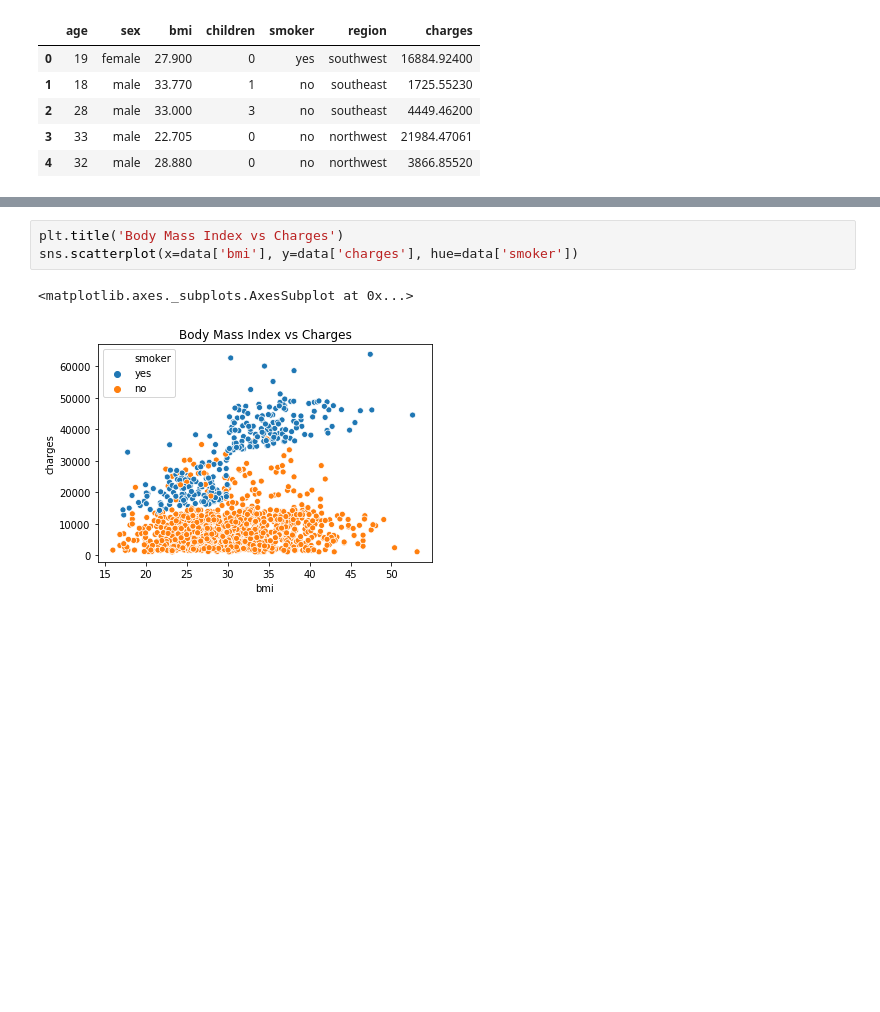
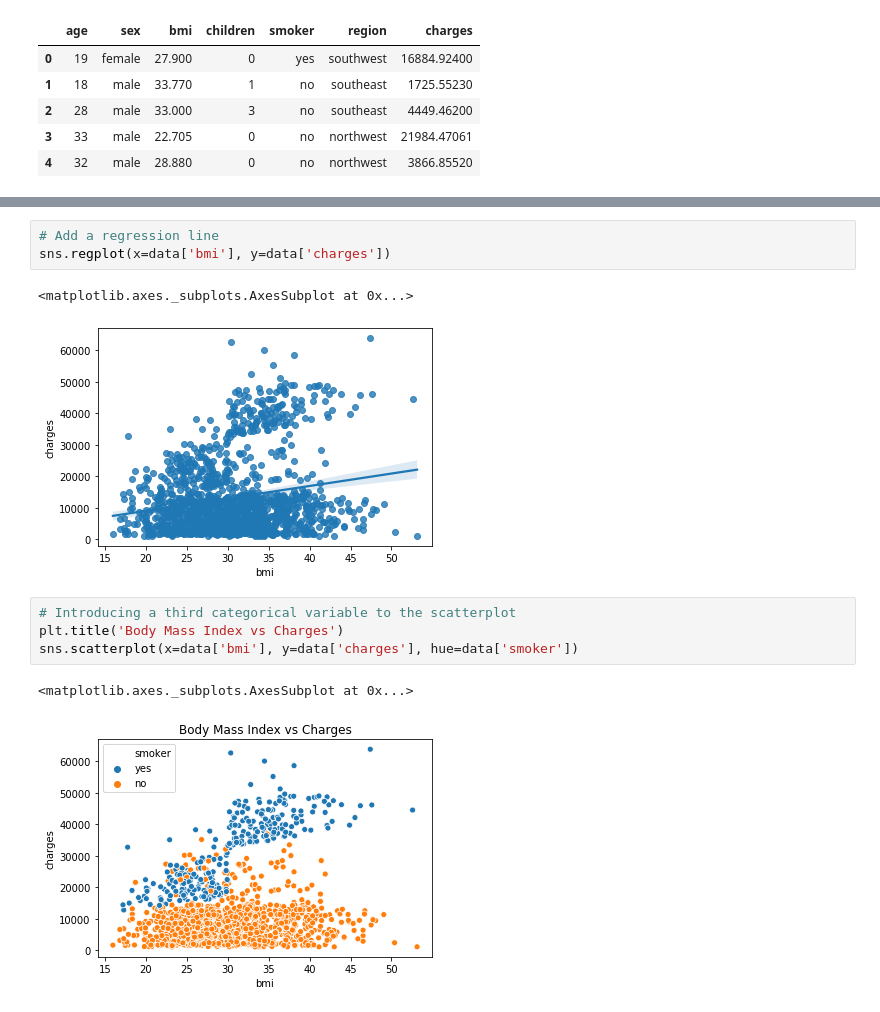
Before and after one commit to georgek2/Data_Visualization, a Jupyter notebook: Basics.ipynb, the cells around one changed output, grey strips where cells are left out. Drawn from its saved outputs; the diff is of its cells as text; blank space fills up the shorter version.

```diff
--- a/Basics.ipynb
+++ b/Basics.ipynb
@@ -21,4 +27,11 @@ data.head()
+# %%
+# Add a regression line
+sns.regplot(x=data['bmi'], y=data['charges'])
+# %% [output]
+<matplotlib.axes._subplots.AxesSubplot at 0x...>
+[figure, added]
 # %%
+# Introducing a third categorical variable to the scatterplot
 plt.title('Body Mass Index vs Charges')
 sns.scatterplot(x=data['bmi'], y=data['charges'], hue=data['smoker'])
 # %% [output]
```
Also changed, not shown: parts of 6 cells of this notebook, 2 other files.
